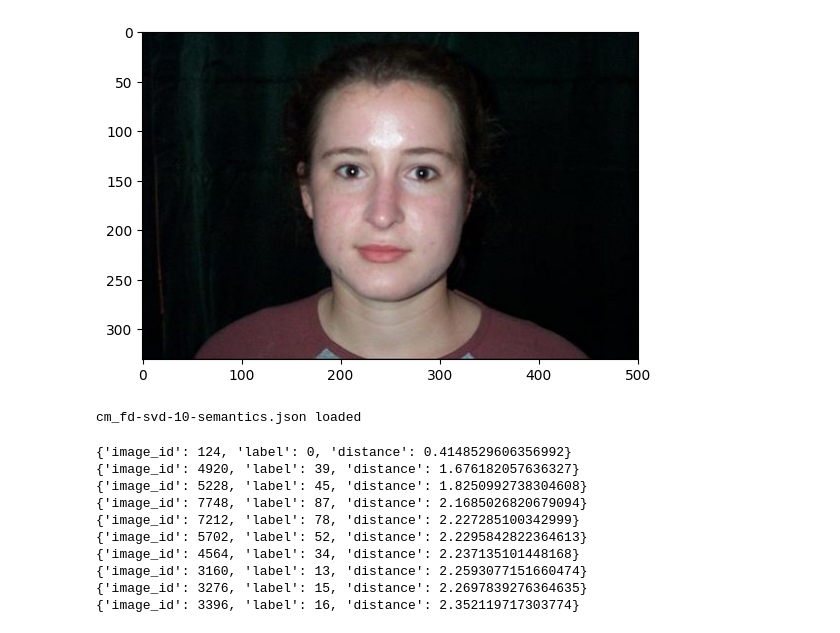
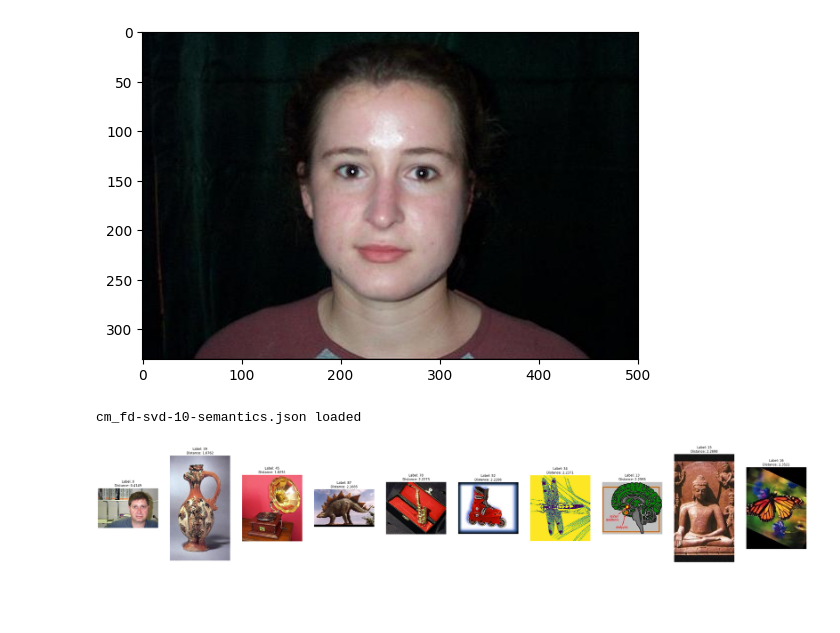
Before and after one commit to 20kaushik02/CSE515_MWDB_Project, a Jupyter notebook: Phase 2/task_8.ipynb, the cells around one changed output. Cells and saved outputs as stored; diff of their text form; code cells hidden in the pictures; blank space fills up the shorter version.

```diff
--- a/Phase 2/task_8.ipynb
+++ b/Phase 2/task_8.ipynb
@@ -189,19 +189,18 @@ def extract_similarities_ls1_ls4(
 
     distances = sorted(distances, key=lambda x: x["distance"], reverse=False)
 
-    similar_labels = []
+    most_similar_labels = []
     unique_labels = set()
 
     for img in distances:
         if img["label"] not in unique_labels:
-            similar_labels.append(img)
+            most_similar_labels.append(img)
             unique_labels.add(img["label"])
 
-            if len(similar_labels) == k_2:
+            if len(most_similar_labels) == k_2:
                 break
 
-    for x in similar_labels:
-        print(x)
+    return most_similar_labels
 # %%
 def extract_similarities_ls2(data, image_id):
 
@@ -265,25 +285,28 @@ def extract_similarities_ls3(dim_reduction, data, image_id):
 # %%
 match selected_latent_space:
-
-  case "" | "image_sim":
-
-    extract_similarities_ls1_ls4(selected_latent_space, selected_dim_reduction_method, selected_feature_model, data, selected_image_id)
-
-  case "label_sim":
-
-    extract_similarities_ls3(selected_dim_reduction_method, data, selected_image_id)
-
-  case "cp":
-
-    extract_similarities_ls2(data, selected_image_id)
+    case "" | "image_sim":
+        result = extract_similarities_ls1_ls4(
+            selected_latent_space,
+            selected_dim_reduction_method,
+            selected_feature_model,
+            data,
+            selected_image_id,
+        )
+    case "label_sim":
+        result = extract_similarities_ls3(selected_dim_reduction_method, data, selected_image_id)
+    case "cp":
+        result = extract_similarities_ls2(data, selected_image_id)
-# %% [output]
-{'image_id': 124, 'label': 0, 'distance': 0.4148529606356992}
-{'image_id': 4920, 'label': 39, 'distance': 1.676182057636327}
-{'image_id': 5228, 'label': 45, 'distance': 1.8250992738304608}
-{'image_id': 7748, 'label': 87, 'distance': 2.1685026820679094}
-{'image_id': 7212, 'label': 78, 'distance': 2.227285100342999}
-{'image_id': 5702, 'label': 52, 'distance': 2.2295842822364613}
-{'image_id': 4564, 'label': 34, 'distance': 2.237135101448168}
-{'image_id': 3160, 'label': 13, 'distance': 2.2593077151660474}
-{'image_id': 3276, 'label': 15, 'distance': 2.2697839276364635}
-{'image_id': 3396, 'label': 16, 'distance': 2.352119717303774}
+# %%
+fig, axs = plt.subplots(1, k_2, figsize=(48, 12))
+# display one image from each label
+for idx, label_data in enumerate(result):
+    img = fd_collection.find_one({"true_label": label_data["label"]})
+    cur_img, _ = dataset[img["image_id"]]
+    axs[idx].imshow(transforms.ToPILImage()(cur_img))
+    axs[idx].set_title(
+        "Label: {}\nDistance: {}".format(label_data["label"], round(label_data["distance"], 4))
+    )
+    axs[idx].axis("off")
+plt.show()
+# %% [output]
+[figure, added]
```
Also changed, not shown: parts of 2 cells of this notebook, 4 other files.
